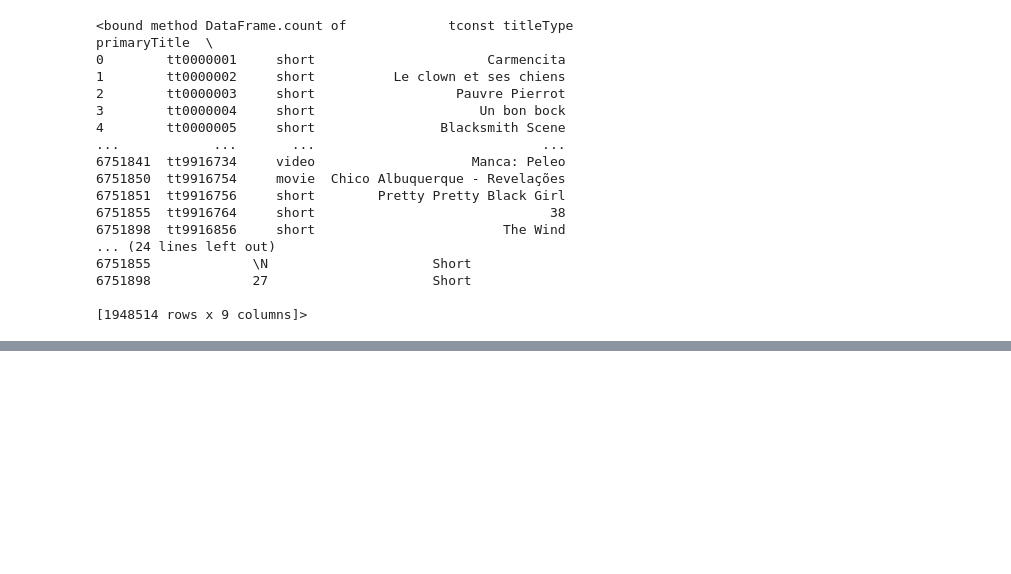
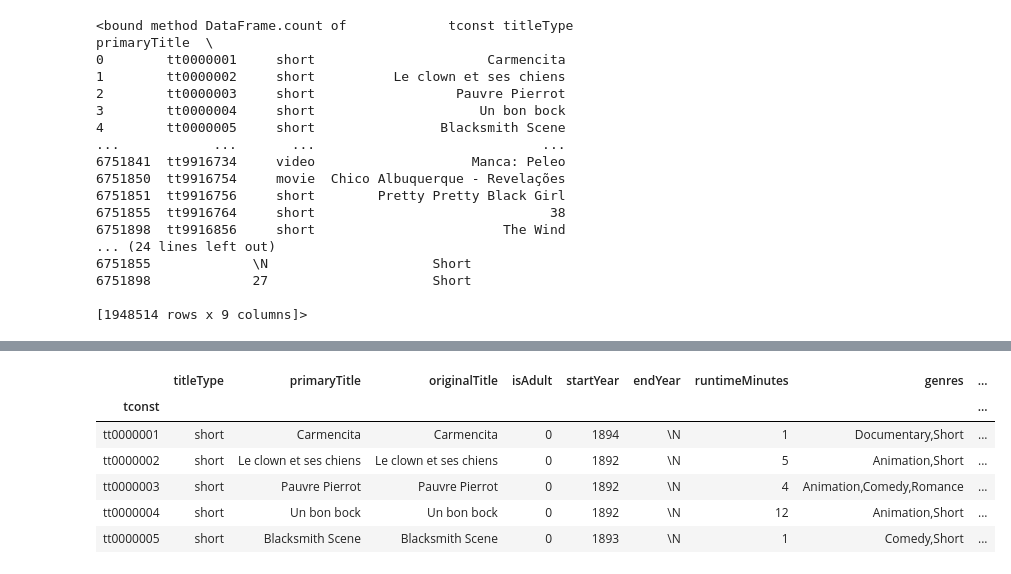
Before and after one commit to AlejandraRosa/final_project, a Jupyter notebook: notebooks/starter_updateAR.ipynb, the cells around one changed output, grey strips where cells are left out. Saved outputs shown, nothing was run; the diff lists cells and outputs as text; code cells hidden in the pictures; blank space fills up the shorter version.

```diff
--- a/notebooks/starter_updateAR.ipynb
+++ b/notebooks/starter_updateAR.ipynb
@@ -113,0 +94,12 @@ box_office = pd.read_csv('../data/boxoffice.csv')
+# %%
+#Merge basic df and rating df
+title_ratings_merged = title_basics_filtered.set_index('tconst').join(title_ratings.set_index('tconst'))
+title_ratings_merged.head()
+# %% [output]
+|  | titleType | primaryTitle | originalTitle | isAdult | startYear | endYear | runtimeMinutes | genres | ... |
+| tconst |  |  |  |  |  |  |  |  | ... |
+| tt0000001 | short | Carmencita | Carmencita | 0 | 1894 | \N | 1 | Documentary,Short | ... |
+| tt0000002 | short | Le clown et ses chiens | Le clown et ses chiens | 0 | 1892 | \N | 5 | Animation,Short | ... |
+| tt0000003 | short | Pauvre Pierrot | Pauvre Pierrot | 0 | 1892 | \N | 4 | Animation,Comedy,Romance | ... |
+| tt0000004 | short | Un bon bock | Un bon bock | 0 | 1892 | \N | 12 | Animation,Short | ... |
+| tt0000005 | short | Blacksmith Scene | Blacksmith Scene | 0 | 1893 | \N | 1 | Comedy,Short | ... |
```
Also changed, not shown: parts of 17 cells of this notebook.
